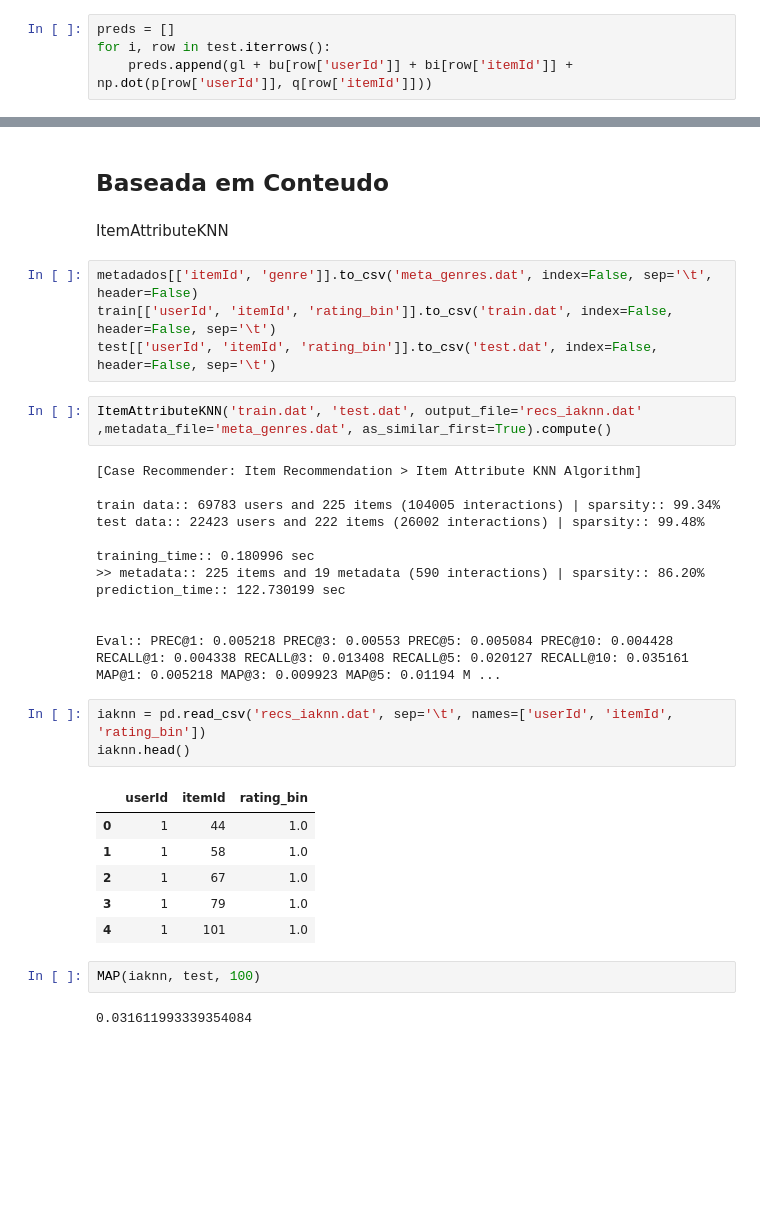
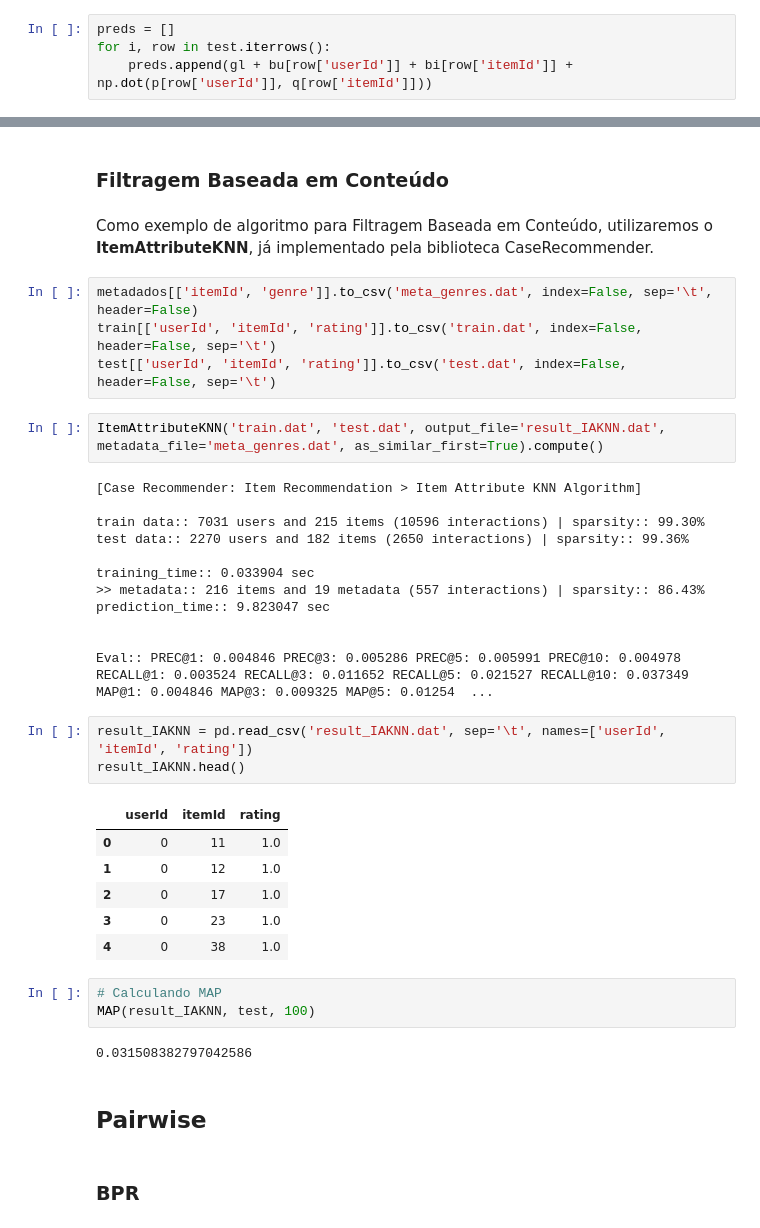
Before and after one commit to ciziks/recommender-steam-catalogue, a Jupyter notebook: Recomendadores/Sistema.ipynb, the cells around one changed output, grey strips where cells are left out. Cells and saved outputs as stored; diff of their text form; blank space fills up the shorter version.

```diff
--- a/Recomendadores/Sistema.ipynb
+++ b/Recomendadores/Sistema.ipynb
@@ -182,36 +219,41 @@ px.line(error)
 # %% [markdown]
-## Baseada em Conteudo
+### Filtragem Baseada em Conteúdo
-# %% [markdown]
-ItemAttributeKNN
+# %% [markdown]
+Como exemplo de algoritmo para Filtragem Baseada em Conteúdo, utilizaremos o **ItemAttributeKNN**, já implementado pela biblioteca CaseRecommender.
 # %%
 metadados[['itemId', 'genre']].to_csv('meta_genres.dat', index=False, sep='\t', header=False)
-train[['userId', 'itemId', 'rating_bin']].to_csv('train.dat', index=False, header=False, sep='\t')
-test[['userId', 'itemId', 'rating_bin']].to_csv('test.dat', index=False, header=False, sep='\t')
+train[['userId', 'itemId', 'rating']].to_csv('train.dat', index=False, header=False, sep='\t')
+test[['userId', 'itemId', 'rating']].to_csv('test.dat', index=False, header=False, sep='\t')
 # %%
-ItemAttributeKNN('train.dat', 'test.dat', output_file='recs_iaknn.dat' ,metadata_file='meta_genres.dat', as_similar_first=True).compute()
+ItemAttributeKNN('train.dat', 'test.dat', output_file='result_IAKNN.dat', metadata_file='meta_genres.dat', as_similar_first=True).compute()
 # %% [output]
 [Case Recommender: Item Recommendation > Item Attribute KNN Algorithm]
 
-train data:: 69783 users and 225 items (104005 interactions) | sparsity:: 99.34%
-test data:: 22423 users and 222 items (26002 interactions) | sparsity:: 99.48%
+train data:: 7031 users and 215 items (10596 interactions) | sparsity:: 99.30%
+test data:: 2270 users and 182 items (2650 interactions) | sparsity:: 99.36%
 
-training_time:: 0.180996 sec
->> metadata:: 225 items and 19 metadata (590 interactions) | sparsity:: 86.20%
-prediction_time:: 122.730199 sec
+training_time:: 0.033904 sec
+>> metadata:: 216 items and 19 metadata (557 interactions) | sparsity:: 86.43%
+prediction_time:: 9.823047 sec
 
 
-Eval:: PREC@1: 0.005218 PREC@3: 0.00553 PREC@5: 0.005084 PREC@10: 0.004428 RECALL@1: 0.004338 RECALL@3: 0.013408 RECALL@5: 0.020127 RECALL@10: 0.035161 MAP@1: 0.005218 MAP@3: 0.009923 MAP@5: 0.01194 M ...
+Eval:: PREC@1: 0.004846 PREC@3: 0.005286 PREC@5: 0.005991 PREC@10: 0.004978 RECALL@1: 0.003524 RECALL@3: 0.011652 RECALL@5: 0.021527 RECALL@10: 0.037349 MAP@1: 0.004846 MAP@3: 0.009325 MAP@5: 0.01254  ...
 # %%
-iaknn = pd.read_csv('recs_iaknn.dat', sep='\t', names=['userId', 'itemId', 'rating_bin'])
-iaknn.head()
+result_IAKNN = pd.read_csv('result_IAKNN.dat', sep='\t', names=['userId', 'itemId', 'rating'])
+result_IAKNN.head()
 # %% [output]
-|  | userId | itemId | rating_bin |
-| 0 | 1 | 44 | 1.0 |
-| 1 | 1 | 58 | 1.0 |
-| 2 | 1 | 67 | 1.0 |
-| 3 | 1 | 79 | 1.0 |
-| 4 | 1 | 101 | 1.0 |
+|  | userId | itemId | rating |
+| 0 | 0 | 11 | 1.0 |
+| 1 | 0 | 12 | 1.0 |
+| 2 | 0 | 17 | 1.0 |
+| 3 | 0 | 23 | 1.0 |
+| 4 | 0 | 38 | 1.0 |
-# %%
-MAP(iaknn, test, 100)
-# %% [output]
-0.031611993339354084
+# %%
+# Calculando MAP
+MAP(result_IAKNN, test, 100)
+# %% [output]
+0.031508382797042586
+# %% [markdown]
+## Pairwise
+# %% [markdown]
+### BPR
```
Also changed, not shown: parts of 38 cells of this notebook, 2 other files.
